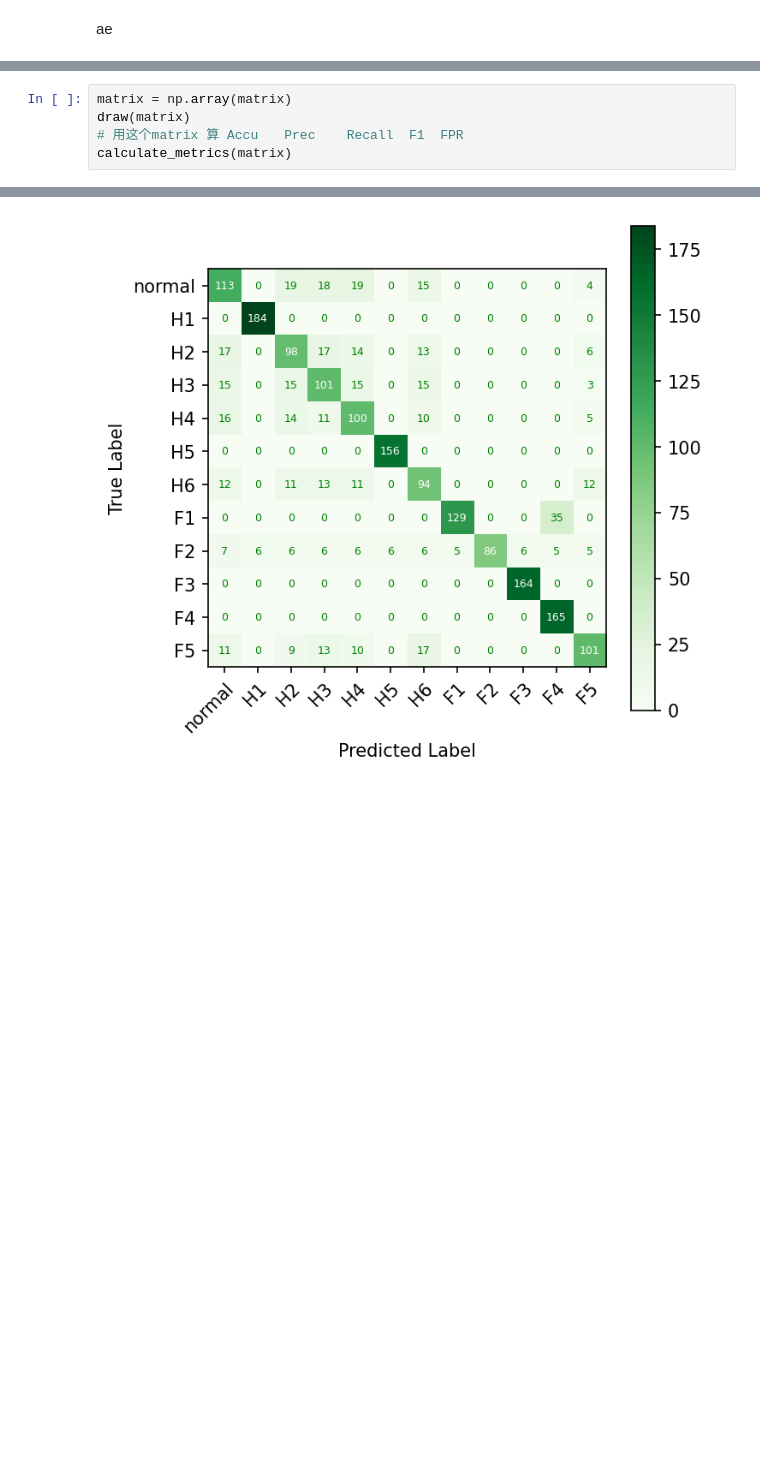
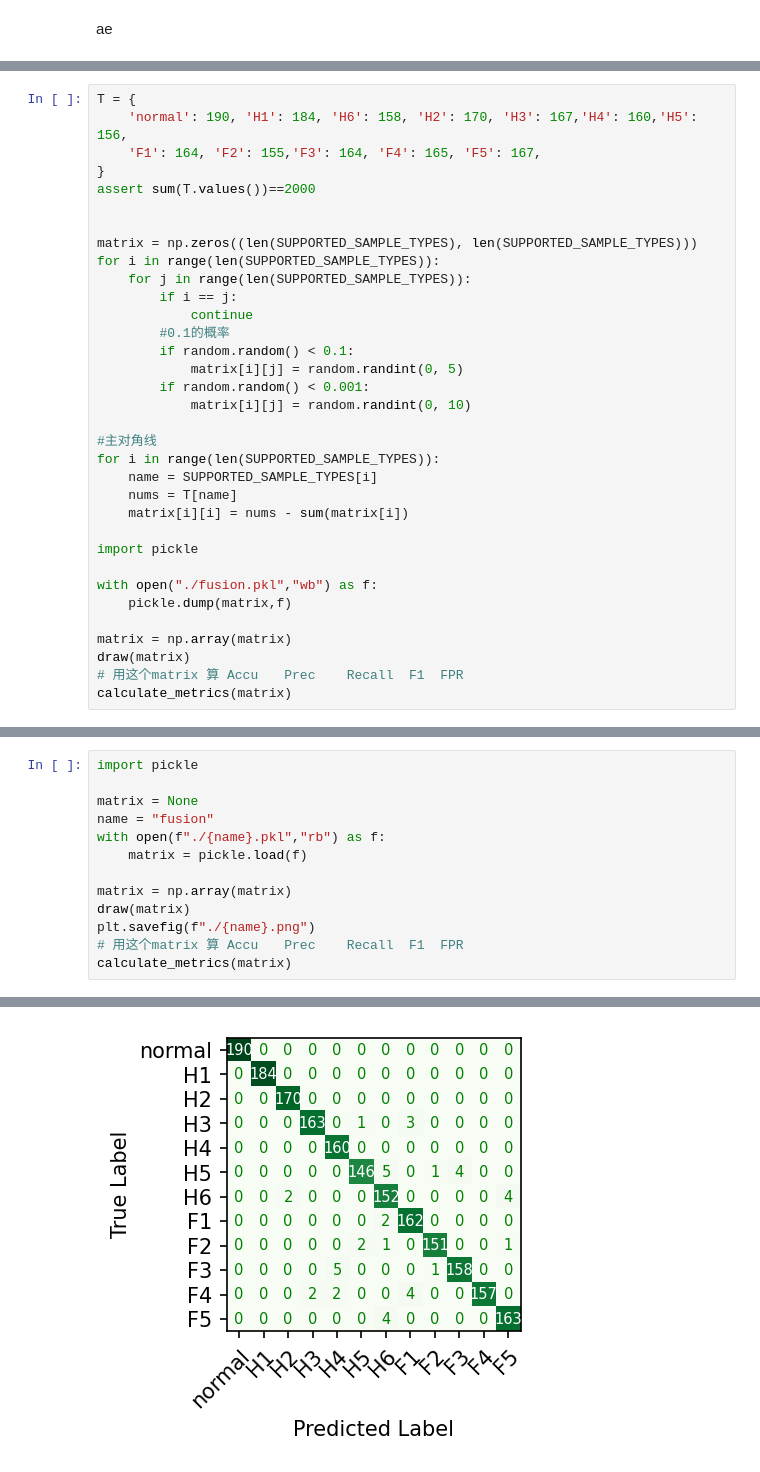
Before and after one commit to zzxjl1/RailwayTurnoutGuard, a Jupyter notebook: paper/confusion_matrix/draw.ipynb, the cells around one changed output, grey strips where cells are left out. Saved outputs shown, nothing was run; the diff lists cells and outputs as text; blank space fills up the shorter version.

```diff
--- a/paper/confusion_matrix/draw.ipynb
+++ b/paper/confusion_matrix/draw.ipynb
@@ -154,0 +213,34 @@ with open("./ae.pkl","wb") as f:
+# %%
+T = {
+    'normal': 190, 'H1': 184, 'H6': 158, 'H2': 170, 'H3': 167,'H4': 160,'H5': 156,
+    'F1': 164, 'F2': 155,'F3': 164, 'F4': 165, 'F5': 167,
+}
+assert sum(T.values())==2000
+
+
+matrix = np.zeros((len(SUPPORTED_SAMPLE_TYPES), len(SUPPORTED_SAMPLE_TYPES)))
+for i in range(len(SUPPORTED_SAMPLE_TYPES)):
+    for j in range(len(SUPPORTED_SAMPLE_TYPES)):
+        if i == j:
+            continue
+        #0.1的概率
+        if random.random() < 0.1:
+            matrix[i][j] = random.randint(0, 5)
+        if random.random() < 0.001:
+            matrix[i][j] = random.randint(0, 10)
+
+#主对角线
+for i in range(len(SUPPORTED_SAMPLE_TYPES)):
+    name = SUPPORTED_SAMPLE_TYPES[i]
+    nums = T[name]
+    matrix[i][i] = nums - sum(matrix[i])
+
+import pickle
+
+with open("./fusion.pkl","wb") as f:
+    pickle.dump(matrix,f)
+
+matrix = np.array(matrix)
+draw(matrix)
+# 用这个matrix 算 Accu	Prec	Recall	F1	FPR
+calculate_metrics(matrix)
@@ -155,6 +254,14 @@ with open("./ae.pkl","wb") as f:
 # %%
+import pickle
+
+matrix = None
+name = "fusion"
+with open(f"./{name}.pkl","rb") as f:
+    matrix = pickle.load(f)
+
 matrix = np.array(matrix)
 draw(matrix)
+plt.savefig(f"./{name}.png")
 # 用这个matrix 算 Accu	Prec	Recall	F1	FPR
 calculate_metrics(matrix)
 # %% [output]
@@ -161 +273 @@ calculate_metrics(matrix)
-[figure, old version]
+[figure, new version]
```
Also changed, not shown: parts of 10 cells of this notebook, 6 other files.
